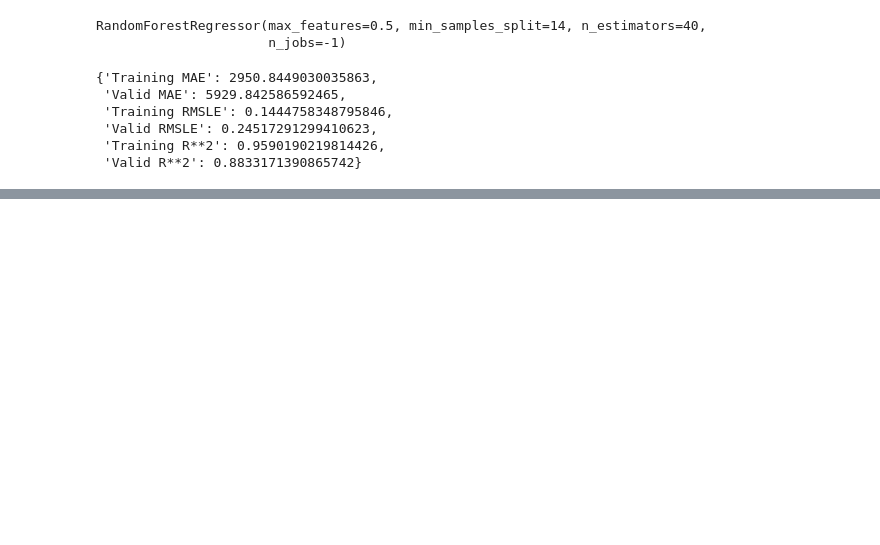
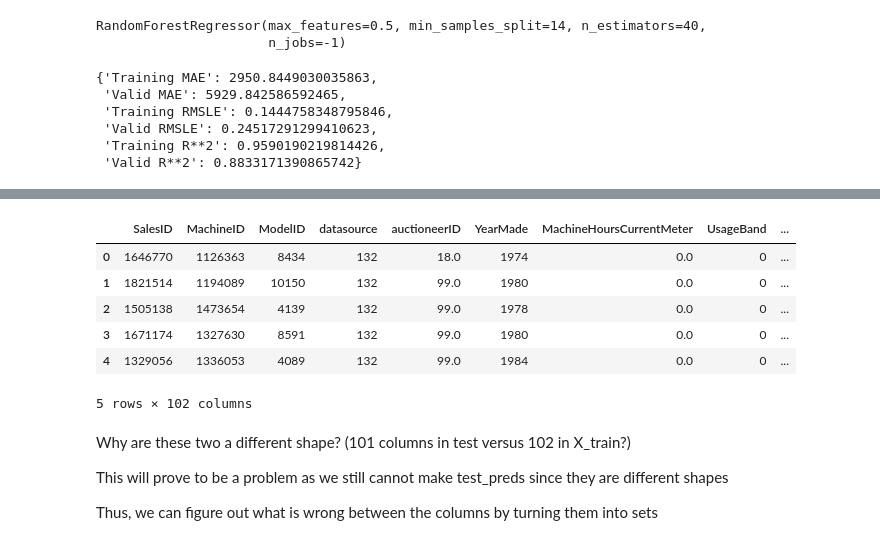
Before and after one commit to cillustrisimo/Price_Prediction_Regression_Model, a Jupyter notebook: bulldozer-price-regression.ipynb, the cells around one changed output, grey strips where cells are left out. Drawn from its saved outputs; the diff is of its cells as text; code cells hidden in the pictures; blank space fills up the shorter version.

```diff
--- a/bulldozer-price-regression.ipynb
+++ b/bulldozer-price-regression.ipynb
@@ -879,0 +990,16 @@ eval_scores(ideal_model)
+# %%
+X_train.head()
+# %% [output]
+|  | SalesID | MachineID | ModelID | datasource | auctioneerID | YearMade | MachineHoursCurrentMeter | UsageBand | ... |
+| 0 | 1646770 | 1126363 | 8434 | 132 | 18.0 | 1974 | 0.0 | 0 | ... |
+| 1 | 1821514 | 1194089 | 10150 | 132 | 99.0 | 1980 | 0.0 | 0 | ... |
+| 2 | 1505138 | 1473654 | 4139 | 132 | 99.0 | 1978 | 0.0 | 0 | ... |
+| 3 | 1671174 | 1327630 | 8591 | 132 | 99.0 | 1980 | 0.0 | 0 | ... |
+| 4 | 1329056 | 1336053 | 4089 | 132 | 99.0 | 1984 | 0.0 | 0 | ... |
+5 rows × 102 columns
+# %% [markdown]
+Why are these two a different shape? (101 columns in test versus 102 in X_train?)
+
+This will prove to be a problem as we still cannot make test_preds since they are different shapes
+
+Thus, we can figure out what is wrong between the columns by turning them into sets
```
Also changed, not shown: parts of 14 cells of this notebook.
